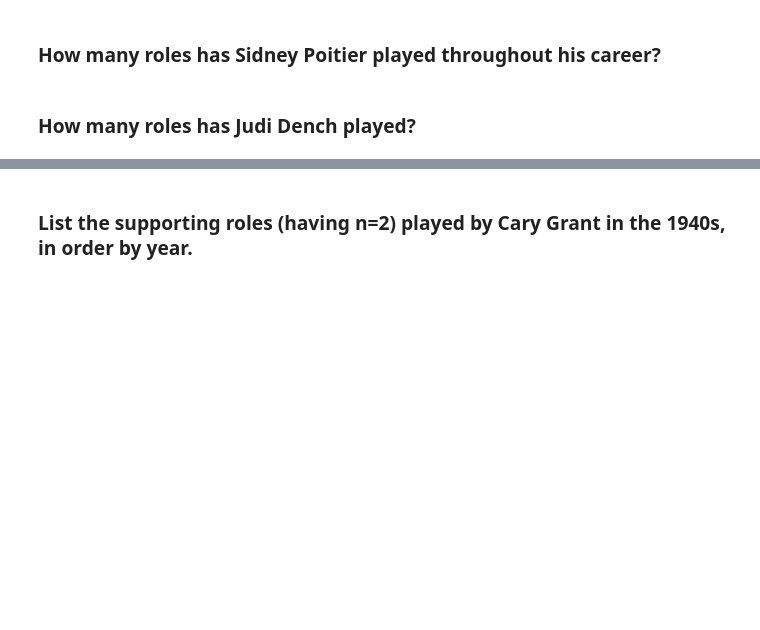
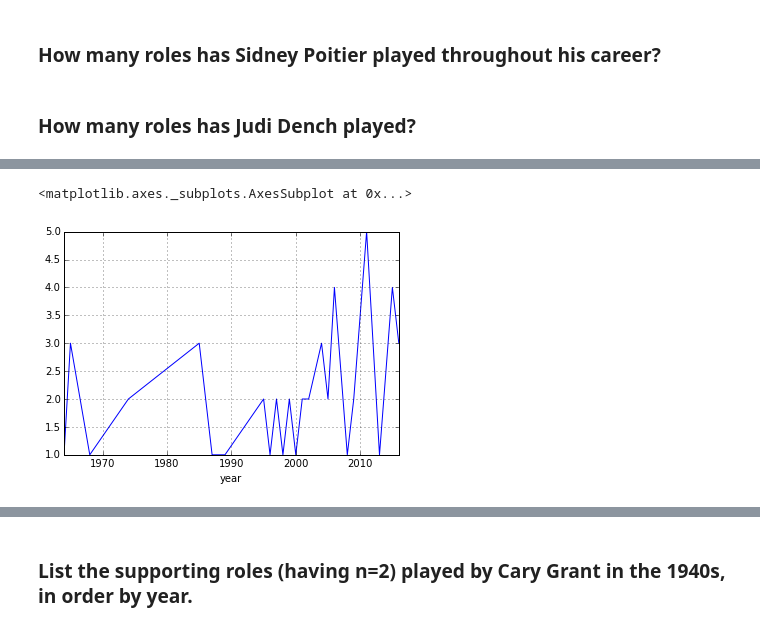
Before and after one commit to hjerpe/pycon-pandas-tutorial, a Jupyter notebook: Exercises-1.ipynb, the cells around one changed output, grey strips where cells are left out. Saved outputs shown, nothing was run; the diff lists cells and outputs as text; code cells hidden in the pictures; blank space fills up the shorter version.

```diff
--- a/Exercises-1.ipynb
+++ b/Exercises-1.ipynb
@@ -106,2 +204,7 @@ len(set(cast[cast.title == 'Hamlet'].year))
 # %% [markdown]
 ### Display the cast of "North by Northwest" in their correct "n"-value order, ignoring roles that did not earn a numeric "n" value.
+# %%
+cast_n_notnull = cast[cast.n.notnull()].sort(
+    'n')
+cast_n_notnull[
+    cast_n_notnull.title == "North by Northwest"]
@@ -108,2 +229,6 @@ len(set(cast[cast.title == 'Hamlet'].year))
 # %% [markdown]
 ### Display the entire cast, in "n"-order, of the 1972 film "Sleuth".
+# %%
+ordered_cast = cast.set_index(['title', 'year'])
+cast.head()
+ordered_cast.sort_index()
@@ -120,2 +294,5 @@ len(set(cast[cast.title == 'Hamlet'].year))
 # %% [markdown]
 ### How many people have played a role called "The Dude"?
+# %%
+ordered_role_cast = cast.set_index(('character'))
+ordered_role_cast.sort_index()
@@ -127,0 +403,6 @@ len(set(cast[cast.title == 'Hamlet'].year))
+# %%
+t = cast[cast.name == "Judi Dench"].groupby(['year'])
+t.size().plot()
+# %% [output]
+<matplotlib.axes._subplots.AxesSubplot at 0x...>
+[figure, added]
```
Also changed, not shown: parts of 29 cells of this notebook.
